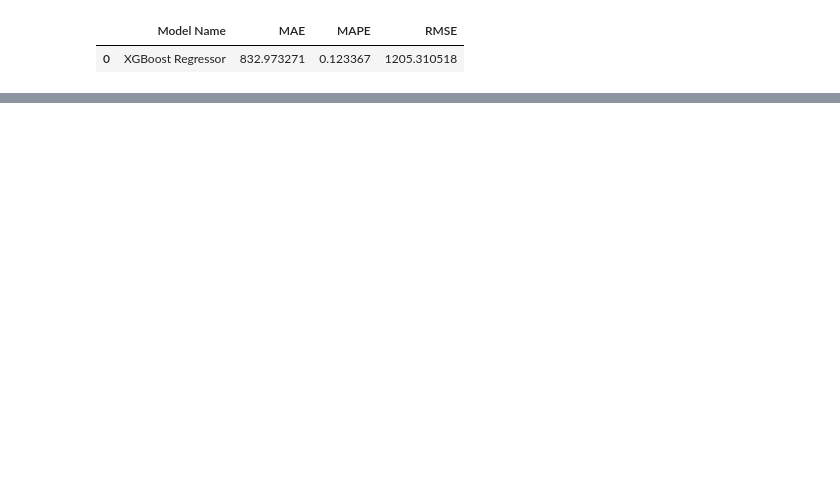
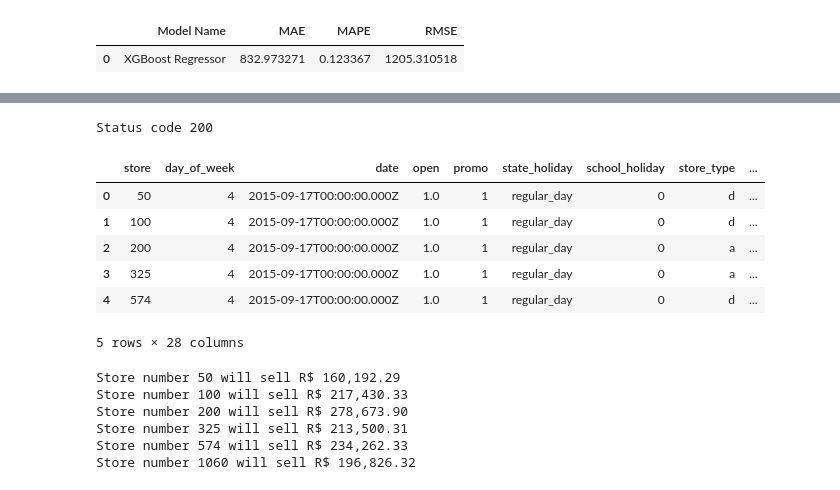
Before and after one commit to diegodinizf/Rossman-Sales, a Jupyter notebook: rossmann-sales-notebook.ipynb, the cells around one changed output, grey strips where cells are left out. Cells and saved outputs as stored; diff of their text form; code cells hidden in the pictures; blank space fills up the shorter version.

```diff
--- a/rossmann-sales-notebook.ipynb
+++ b/rossmann-sales-notebook.ipynb
@@ -1311,0 +1687,51 @@ pickle.dump(model_xgb_tuned, open('model/model_rossmann.pkl', 'vb'))
+# %%
+# loading dataset
+df10 = pd.read_csv(r"data\test.csv")
+# %%
+# merge test dataset + store
+df_test = pd.merge(df10, df_stores_raw, how='left', on='Store')
+
+# choose store for prediction
+df_test = df_test[df_test['Store'].isin([50,100,200, 1060, 574, 325])]
+
+# remove closed days
+df_test = df_test[df_test['Open'] != 0]
+df_test = df_test[~df_test['Open'].isnull()]
+df_test = df_test.drop('Id', axis=1)
+# %%
+# convert Dataframe to json
+data = json.dumps(df_test.to_dict(orient='records'))
+# %%
+# API Call
+url = 'http://192.168.1.9:5000/rossmann/predict'
+url2 = 'https://rossmannsales.rj.r.appspot.com/rossmann/predict' # Link from google cloud
+header = {'Content-type': 'application/json'}
+data = data
+
+r = requests.post(url=url2,data=data, headers = header)
+print(f'Status code {r.status_code}')
+# %% [output]
+Status code 200
+# %%
+df_resp = pd.DataFrame(r.json())
+df_resp.head()
+# %% [output]
+|  | store | day_of_week | date | open | promo | state_holiday | school_holiday | store_type | ... |
+| 0 | 50 | 4 | 2015-09-17T00:00:00.000Z | 1.0 | 1 | regular_day | 0 | d | ... |
+| 1 | 100 | 4 | 2015-09-17T00:00:00.000Z | 1.0 | 1 | regular_day | 0 | d | ... |
+| 2 | 200 | 4 | 2015-09-17T00:00:00.000Z | 1.0 | 1 | regular_day | 0 | a | ... |
+| 3 | 325 | 4 | 2015-09-17T00:00:00.000Z | 1.0 | 1 | regular_day | 0 | a | ... |
+| 4 | 574 | 4 | 2015-09-17T00:00:00.000Z | 1.0 | 1 | regular_day | 0 | d | ... |
+5 rows × 28 columns
+# %%
+df_pred = df_resp[['store','prediction']].groupby('store').sum().reset_index()
+
+for i in range(len(df_pred)):
+    print("Store number {} will sell R$ {:,.2f}".format(df_pred.loc[i, 'store'], df_pred.loc[i, 'prediction']))
+# %% [output]
+Store number 50 will sell R$ 160,192.29
+Store number 100 will sell R$ 217,430.33
+Store number 200 will sell R$ 278,673.90
+Store number 325 will sell R$ 213,500.31
+Store number 574 will sell R$ 234,262.33
+Store number 1060 will sell R$ 196,826.32
```
Also changed, not shown: parts of 31 cells of this notebook.
